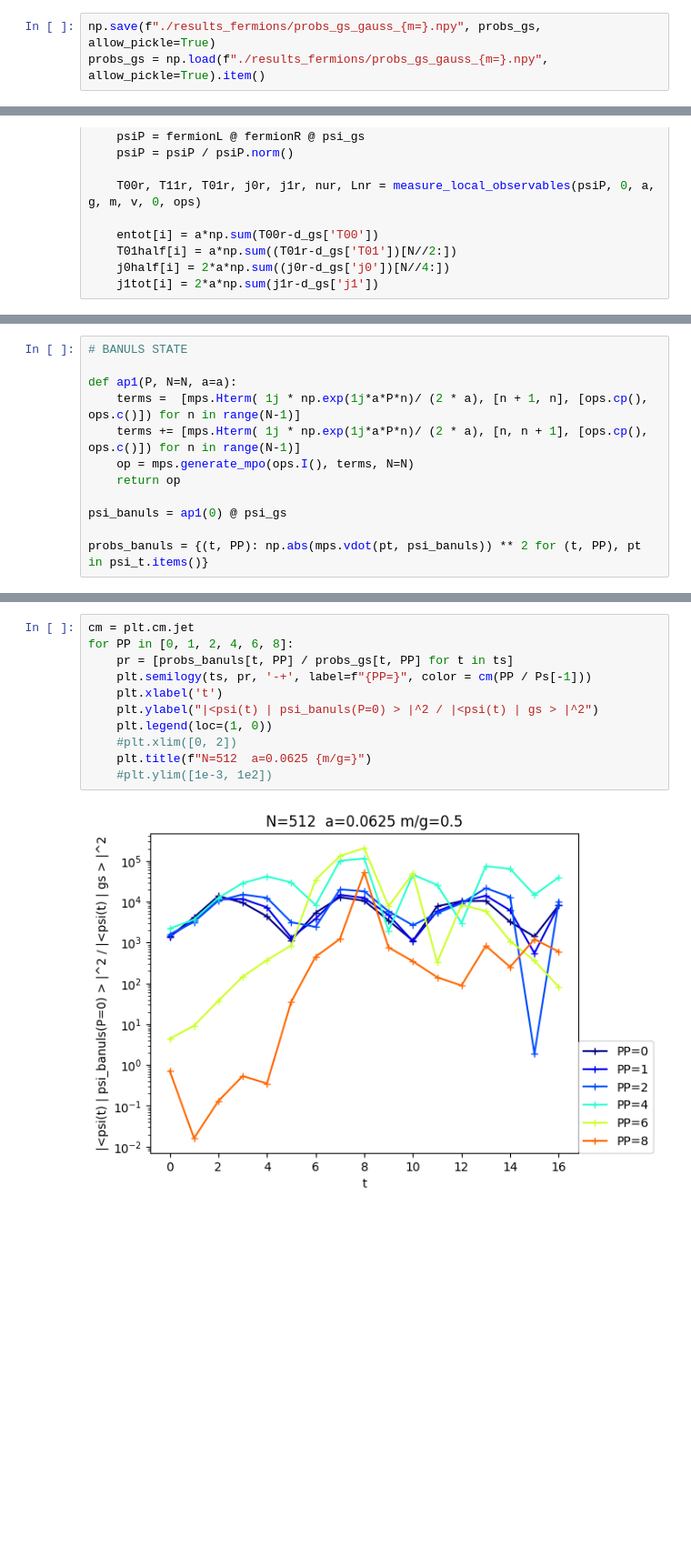
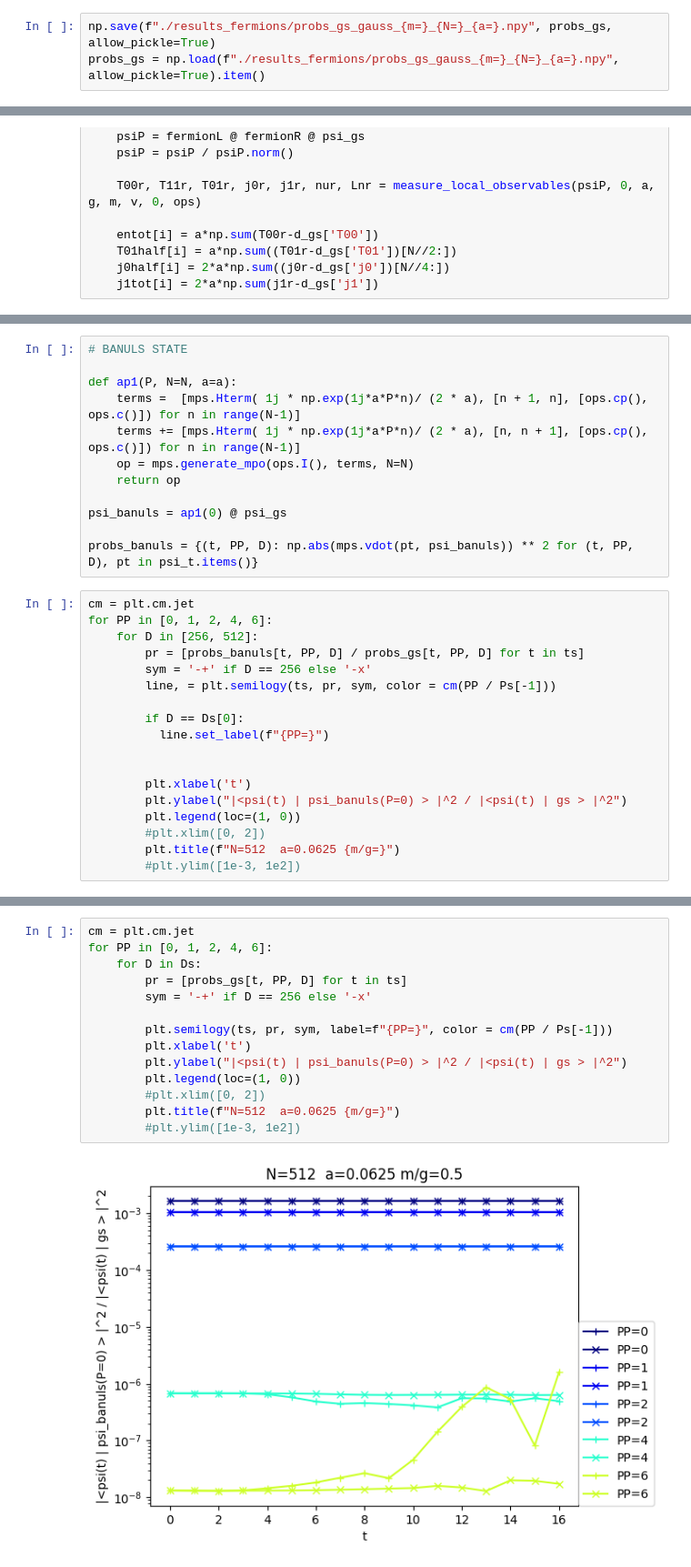
Before and after one commit to marekrams/pdf, a Jupyter notebook: multiplicity_gauss_m=0.5.ipynb, the cells around one changed output, grey strips where cells are left out. Shown at 91% size. Drawn from its saved outputs; the diff is of its cells as text; blank space fills up the shorter version.

```diff
--- a/multiplicity_gauss_m=0.5.ipynb
+++ b/multiplicity_gauss_m=0.5.ipynb
@@ -97,6 +97,6 @@ probs_gs = {(t, P): np.abs(mps.vdot(pt, psi_gs)) ** 2 for (t, P), pt in psi_t.it
 # %%
-np.save(f"./results_fermions/probs_gs_gauss_{m=}.npy", probs_gs, allow_pickle=True)
-probs_gs = np.load(f"./results_fermions/probs_gs_gauss_{m=}.npy", allow_pickle=True).item()
+np.save(f"./results_fermions/probs_gs_gauss_{m=}_{N=}_{a=}.npy", probs_gs, allow_pickle=True)
+probs_gs = np.load(f"./results_fermions/probs_gs_gauss_{m=}_{N=}_{a=}.npy", allow_pickle=True).item()
 # %%
 cm = plt.cm.jet
 for PP in Ps:
@@ -198,4 +201,22 @@ def ap1(P, N=N, a=a):
 
 psi_banuls = ap1(0) @ psi_gs
 
-probs_banuls = {(t, PP): np.abs(mps.vdot(pt, psi_banuls)) ** 2 for (t, PP), pt in psi_t.items()}
+probs_banuls = {(t, PP, D): np.abs(mps.vdot(pt, psi_banuls)) ** 2 for (t, PP, D), pt in psi_t.items()}
+# %%
+cm = plt.cm.jet
+for PP in [0, 1, 2, 4, 6]:
+    for D in [256, 512]:
+        pr = [probs_banuls[t, PP, D] / probs_gs[t, PP, D] for t in ts]
+        sym = '-+' if D == 256 else '-x'
+        line, = plt.semilogy(ts, pr, sym, color = cm(PP / Ps[-1]))
+
+        if D == Ds[0]:
+          line.set_label(f"{PP=}")
+
+
+        plt.xlabel('t')
+        plt.ylabel("|<psi(t) | psi_banuls(P=0) > |^2 / |<psi(t) | gs > |^2")
+        plt.legend(loc=(1, 0))
+        #plt.xlim([0, 2])
+        plt.title(f"N=512  a=0.0625 {m/g=}")
+        #plt.ylim([1e-3, 1e2])
@@ -202,13 +225,16 @@ probs_banuls = {(t, PP): np.abs(mps.vdot(pt, psi_banuls)) ** 2 for (t, PP), pt i
 # %%
 cm = plt.cm.jet
-for PP in [0, 1, 2, 4, 6, 8]:
-    pr = [probs_banuls[t, PP] / probs_gs[t, PP] for t in ts]
-    plt.semilogy(ts, pr, '-+', label=f"{PP=}", color = cm(PP / Ps[-1]))
-    plt.xlabel('t')
-    plt.ylabel("|<psi(t) | psi_banuls(P=0) > |^2 / |<psi(t) | gs > |^2")
-    plt.legend(loc=(1, 0))
-    #plt.xlim([0, 2])
-    plt.title(f"N=512  a=0.0625 {m/g=}")
-    #plt.ylim([1e-3, 1e2])
+for PP in [0, 1, 2, 4, 6]:
+    for D in Ds:
+        pr = [probs_gs[t, PP, D] for t in ts]
+        sym = '-+' if D == 256 else '-x'
+
+        plt.semilogy(ts, pr, sym, label=f"{PP=}", color = cm(PP / Ps[-1]))
+        plt.xlabel('t')
+        plt.ylabel("|<psi(t) | psi_banuls(P=0) > |^2 / |<psi(t) | gs > |^2")
+        plt.legend(loc=(1, 0))
+        #plt.xlim([0, 2])
+        plt.title(f"N=512  a=0.0625 {m/g=}")
+        #plt.ylim([1e-3, 1e2])
 # %% [output]
-[figure, old version]
+[figure, new version]
```
Also changed, not shown: parts of 12 cells of this notebook, 3 other files.
